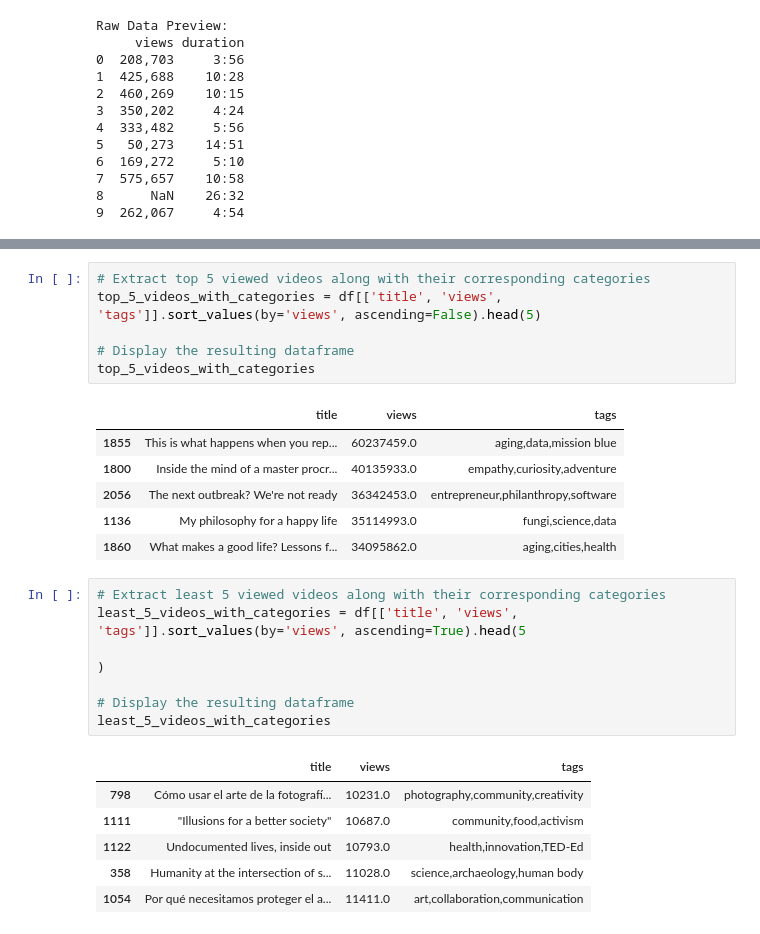
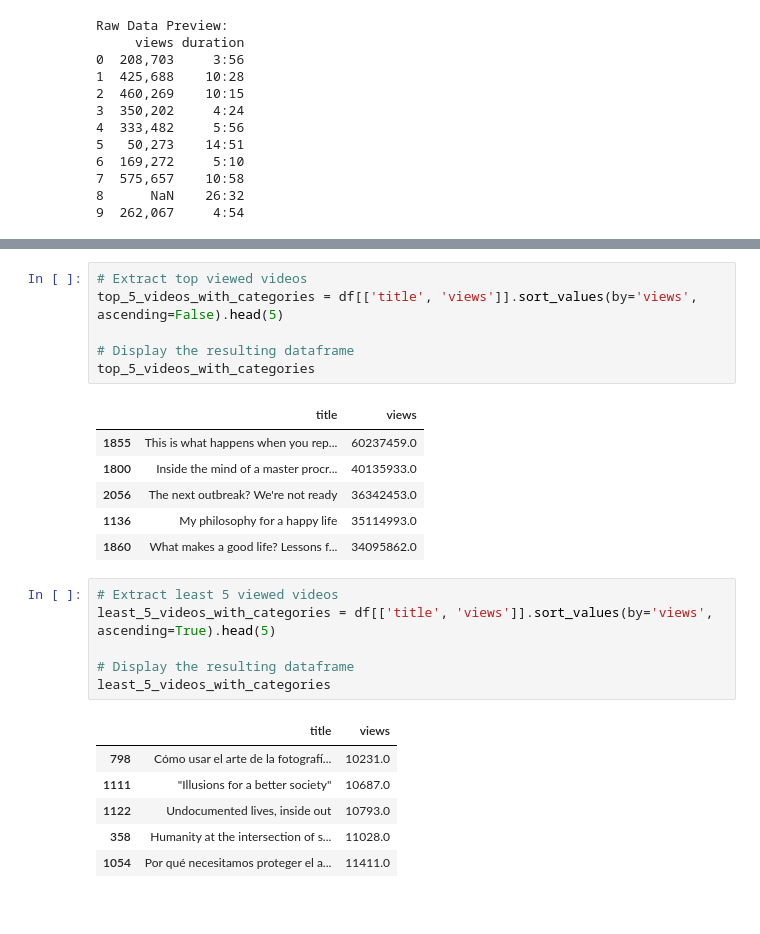
Before and after one commit to tanishqquraishi/data_science_project, a Jupyter notebook: main.ipynb, the cells around one changed output, grey strips where cells are left out. Cells and saved outputs as stored; diff of their text form.

```diff
--- a/main.ipynb
+++ b/main.ipynb
@@ -138,32 +135,31 @@ None
 1136                     My philosophy for a happy life  35114993.0
 1860  What makes a good life? Lessons from the longe...  34095862.0}
 # %%
-# Extract top 5 viewed videos along with their corresponding categories
-top_5_videos_with_categories = df[['title', 'views', 'tags']].sort_values(by='views', ascending=False).head(5)
+# Extract top viewed videos
+top_5_videos_with_categories = df[['title', 'views']].sort_values(by='views', ascending=False).head(5)
 
 # Display the resulting dataframe
 top_5_videos_with_categories
 # %% [output]
-|  | title | views | tags |
-| 1855 | This is what happens when you rep... | 60237459.0 | aging,data,mission blue |
-| 1800 | Inside the mind of a master procr... | 40135933.0 | empathy,curiosity,adventure |
-| 2056 | The next outbreak? We're not ready | 36342453.0 | entrepreneur,philanthropy,software |
-| 1136 | My philosophy for a happy life | 35114993.0 | fungi,science,data |
-| 1860 | What makes a good life? Lessons f... | 34095862.0 | aging,cities,health |
+|  | title | views |
+| 1855 | This is what happens when you rep... | 60237459.0 |
+| 1800 | Inside the mind of a master procr... | 40135933.0 |
+| 2056 | The next outbreak? We're not ready | 36342453.0 |
+| 1136 | My philosophy for a happy life | 35114993.0 |
+| 1860 | What makes a good life? Lessons f... | 34095862.0 |
 # %%
-# Extract least 5 viewed videos along with their corresponding categories
-least_5_videos_with_categories = df[['title', 'views', 'tags']].sort_values(by='views', ascending=True).head(5
-                                                                                                             )
+# Extract least 5 viewed videos
+least_5_videos_with_categories = df[['title', 'views']].sort_values(by='views', ascending=True).head(5)
 
 # Display the resulting dataframe
 least_5_videos_with_categories
 # %% [output]
-|  | title | views | tags |
-| 798 | Cómo usar el arte de la fotografí... | 10231.0 | photography,community,creativity |
-| 1111 | "Illusions for a better society" | 10687.0 | community,food,activism |
-| 1122 | Undocumented lives, inside out | 10793.0 | health,innovation,TED-Ed |
-| 358 | Humanity at the intersection of s... | 11028.0 | science,archaeology,human body |
-| 1054 | Por qué necesitamos proteger el a... | 11411.0 | art,collaboration,communication |
+|  | title | views |
+| 798 | Cómo usar el arte de la fotografí... | 10231.0 |
+| 1111 | "Illusions for a better society" | 10687.0 |
+| 1122 | Undocumented lives, inside out | 10793.0 |
+| 358 | Humanity at the intersection of s... | 11028.0 |
+| 1054 | Por qué necesitamos proteger el a... | 11411.0 |
 # %%
 # Identify the most watched video
 most_watched_video = df.loc[df['views'].idxmax(), ['title', 'views', 'tags']]
```
Also changed, not shown: parts of 10 cells of this notebook.
